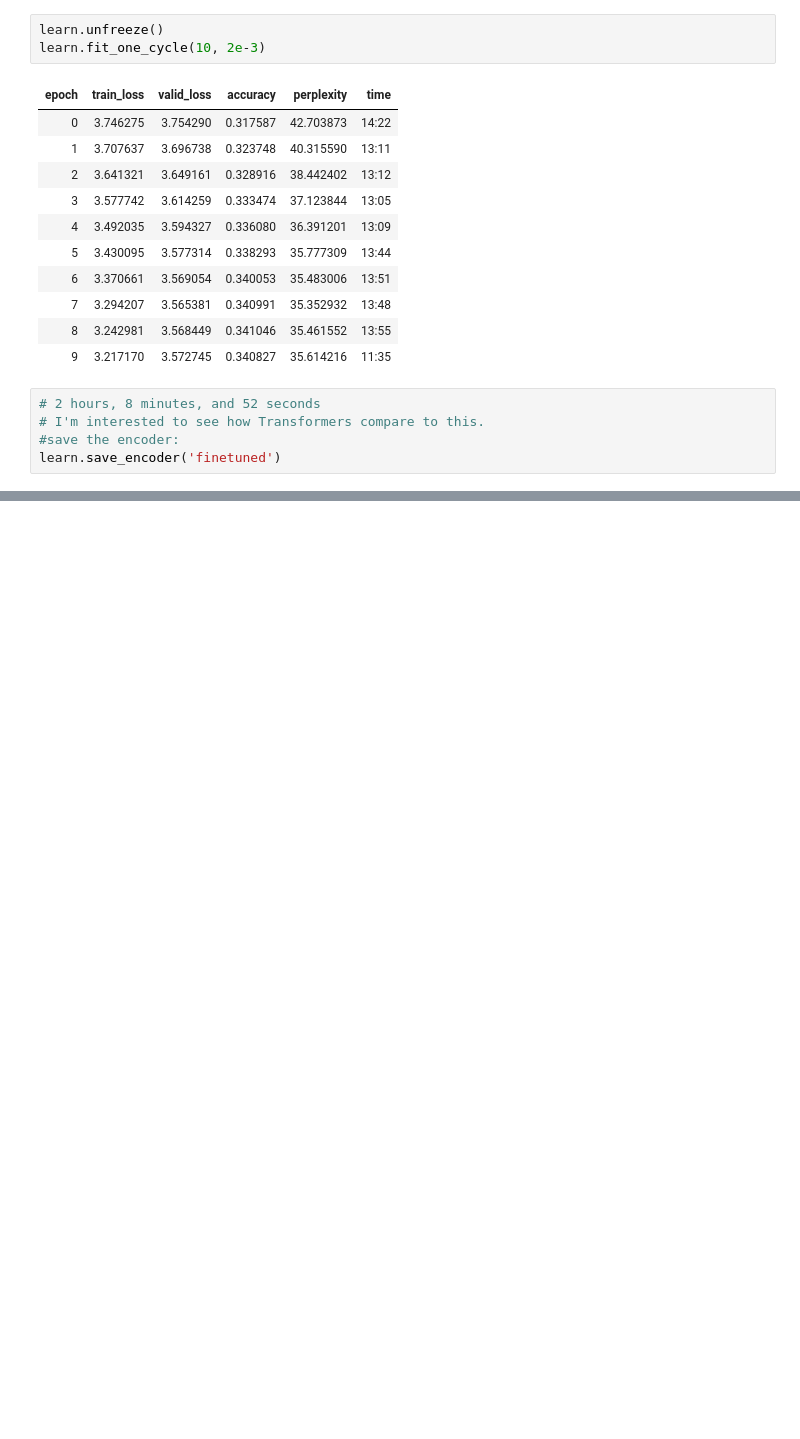
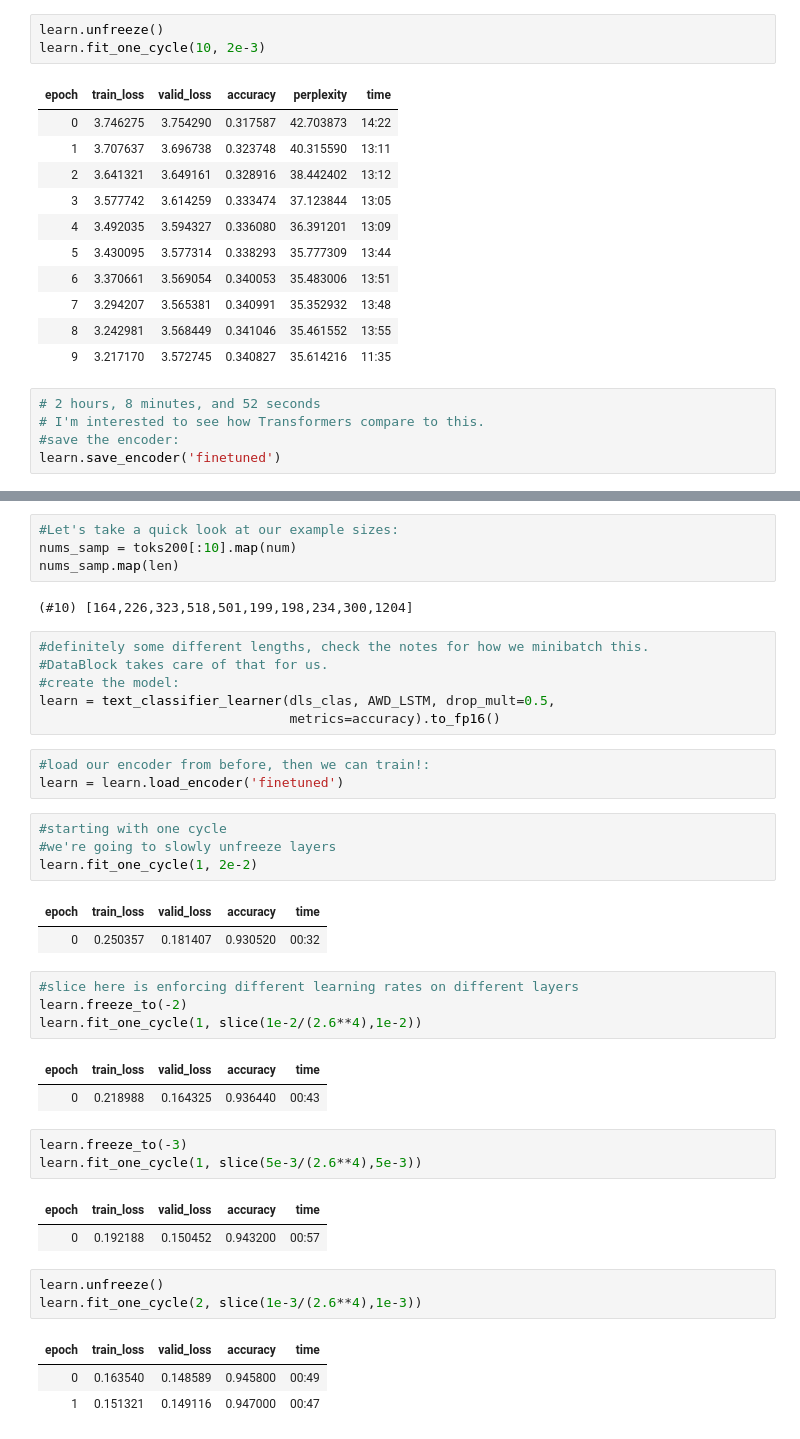
Before and after one commit to jbeardwo/fastai-coursework, a Jupyter notebook: 1.4/1.4 Book.ipynb, the cells around one changed output, grey strips where cells are left out. Drawn from its saved outputs; the diff is of its cells as text; blank space fills up the shorter version.

```diff
--- a/1.4/1.4 Book.ipynb
+++ b/1.4/1.4 Book.ipynb
@@ -249,0 +282,42 @@ learn.save_encoder('finetuned')
+# %%
+#Let's take a quick look at our example sizes:
+nums_samp = toks200[:10].map(num)
+nums_samp.map(len)
+# %% [output]
+(#10) [164,226,323,518,501,199,198,234,300,1204]
+# %%
+#definitely some different lengths, check the notes for how we minibatch this.
+#DataBlock takes care of that for us.
+#create the model:
+learn = text_classifier_learner(dls_clas, AWD_LSTM, drop_mult=0.5,
+                                metrics=accuracy).to_fp16()
+# %%
+#load our encoder from before, then we can train!:
+learn = learn.load_encoder('finetuned')
+# %%
+#starting with one cycle
+#we're going to slowly unfreeze layers
+learn.fit_one_cycle(1, 2e-2)
+# %% [output]
+| epoch | train_loss | valid_loss | accuracy | time |
+| 0 | 0.250357 | 0.181407 | 0.930520 | 00:32 |
+# %%
+#slice here is enforcing different learning rates on different layers
+learn.freeze_to(-2)
+learn.fit_one_cycle(1, slice(1e-2/(2.6**4),1e-2))
+# %% [output]
+| epoch | train_loss | valid_loss | accuracy | time |
+| 0 | 0.218988 | 0.164325 | 0.936440 | 00:43 |
+# %%
+learn.freeze_to(-3)
+learn.fit_one_cycle(1, slice(5e-3/(2.6**4),5e-3))
+# %% [output]
+| epoch | train_loss | valid_loss | accuracy | time |
+| 0 | 0.192188 | 0.150452 | 0.943200 | 00:57 |
+# %%
+learn.unfreeze()
+learn.fit_one_cycle(2, slice(1e-3/(2.6**4),1e-3))
+# %% [output]
+| epoch | train_loss | valid_loss | accuracy | time |
+| 0 | 0.163540 | 0.148589 | 0.945800 | 00:49 |
+| 1 | 0.151321 | 0.149116 | 0.947000 | 00:47 |
```
Also changed, not shown: parts of 7 cells of this notebook, 28 other files.
